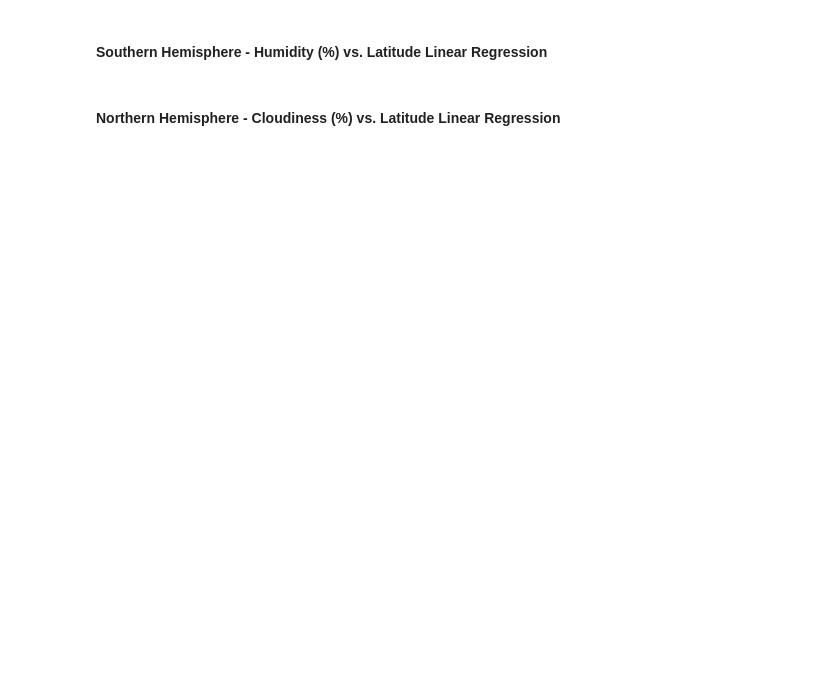
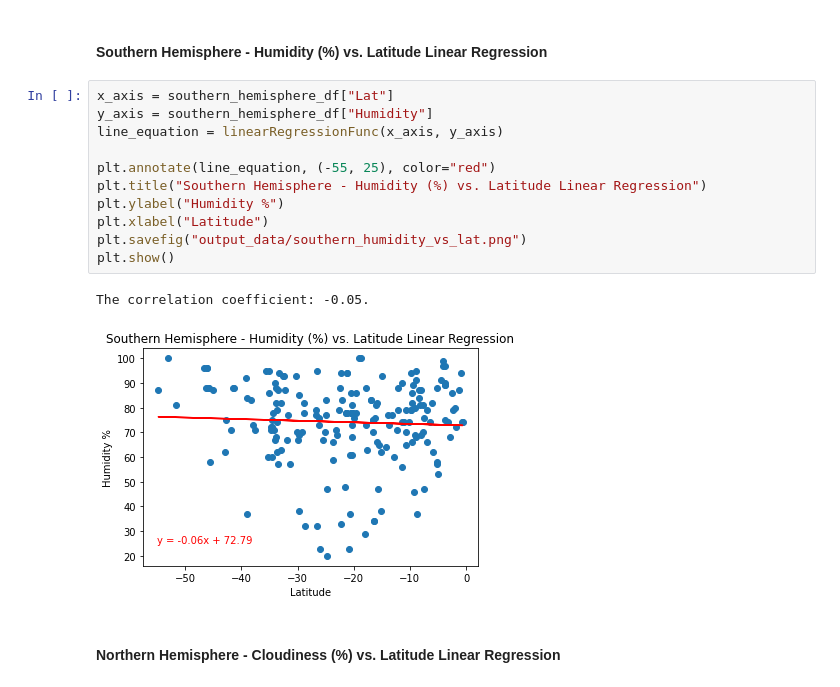
Before and after one commit to tanmayrp/python-api-challenge, a Jupyter notebook: WeatherPy/WeatherPy.ipynb, the cells around one changed output. Drawn from its saved outputs; the diff is of its cells as text; blank space fills up the shorter version.

```diff
--- a/WeatherPy/WeatherPy.ipynb
+++ b/WeatherPy/WeatherPy.ipynb
@@ -250,4 +318,18 @@ Windspeed is greatly reduced as we move away from the equator on either directio
 # %% [markdown]
 ####  Southern Hemisphere - Humidity (%) vs. Latitude Linear Regression
+# %%
+x_axis = southern_hemisphere_df["Lat"]
+y_axis = southern_hemisphere_df["Humidity"]
+line_equation = linearRegressionFunc(x_axis, y_axis)
+
+plt.annotate(line_equation, (-55, 25), color="red")
+plt.title("Southern Hemisphere - Humidity (%) vs. Latitude Linear Regression")
+plt.ylabel("Humidity %")
+plt.xlabel("Latitude")
+plt.savefig("output_data/southern_humidity_vs_lat.png")
+plt.show()
+# %% [output]
+The correlation coefficient: -0.05.
+[figure, added]
 # %% [markdown]
 ####  Northern Hemisphere - Cloudiness (%) vs. Latitude Linear Regression
```
Also changed, not shown: parts of 14 cells of this notebook, 12 other files.
